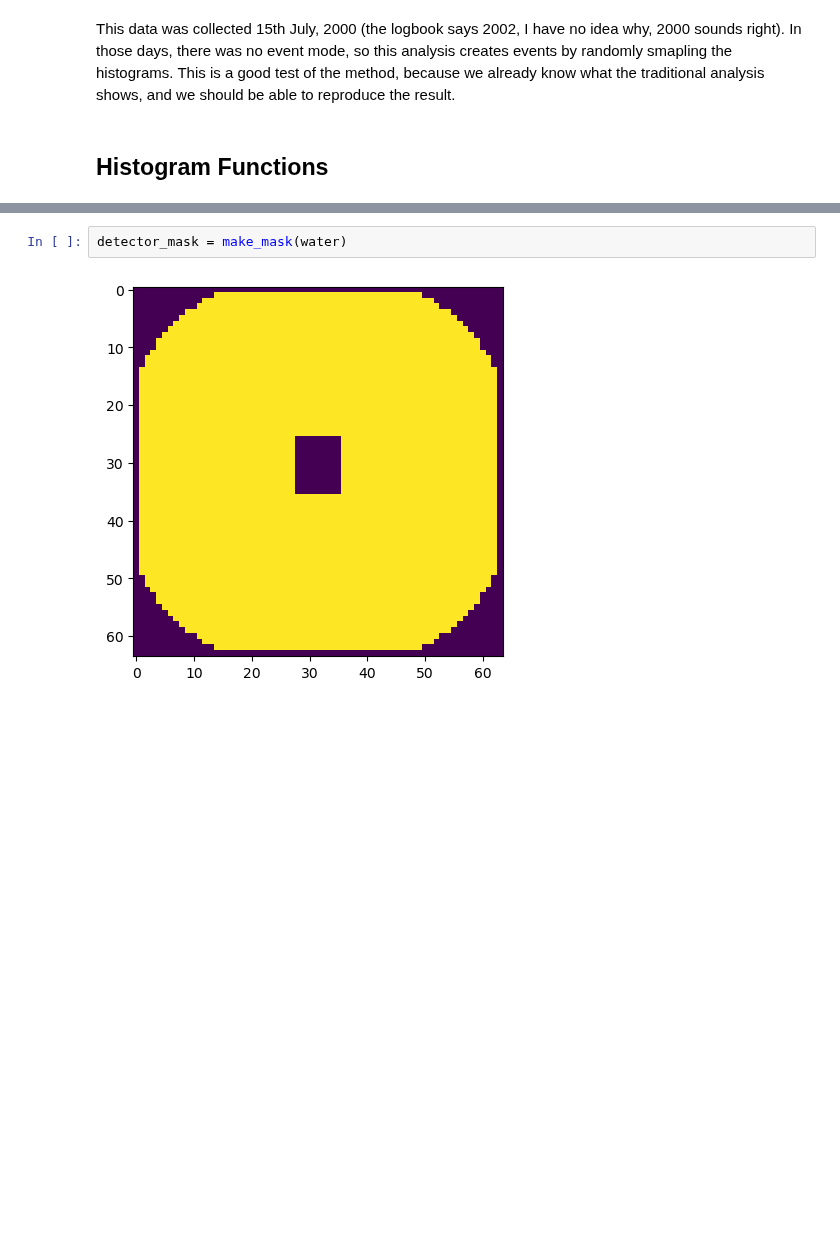
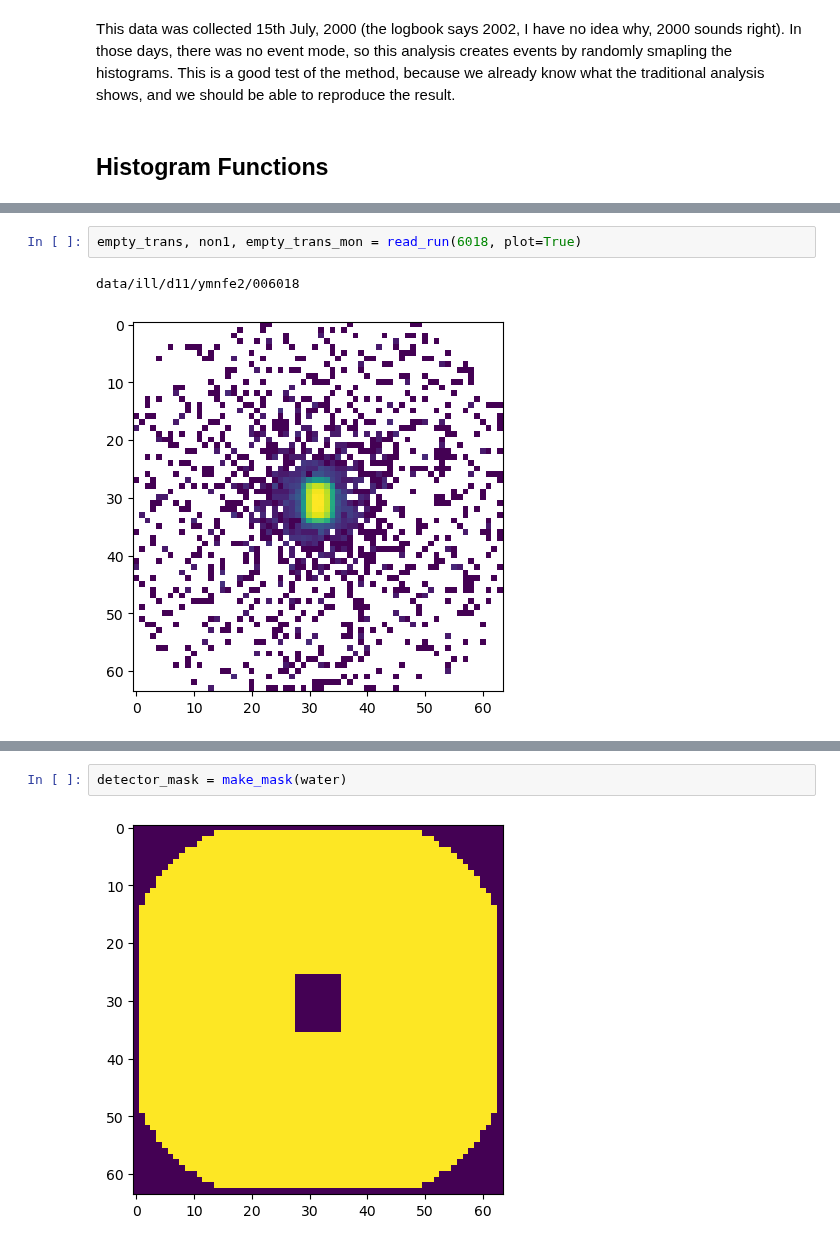
Before and after one commit to localoptimum/emtk, a Jupyter notebook: YMnFe2.ipynb, the cells around one changed output, grey strips where cells are left out. Drawn from its saved outputs; the diff is of its cells as text; blank space fills up the shorter version.

```diff
--- a/YMnFe2.ipynb
+++ b/YMnFe2.ipynb
@@ -405,0 +503,5 @@ def find_centre(data):
+# %%
+empty_trans, non1, empty_trans_mon = read_run(6018, plot=True)
+# %% [output]
+data/ill/d11/ymnfe2/006018
+[figure, added]
```
Also changed, not shown: parts of 19 cells of this notebook.
